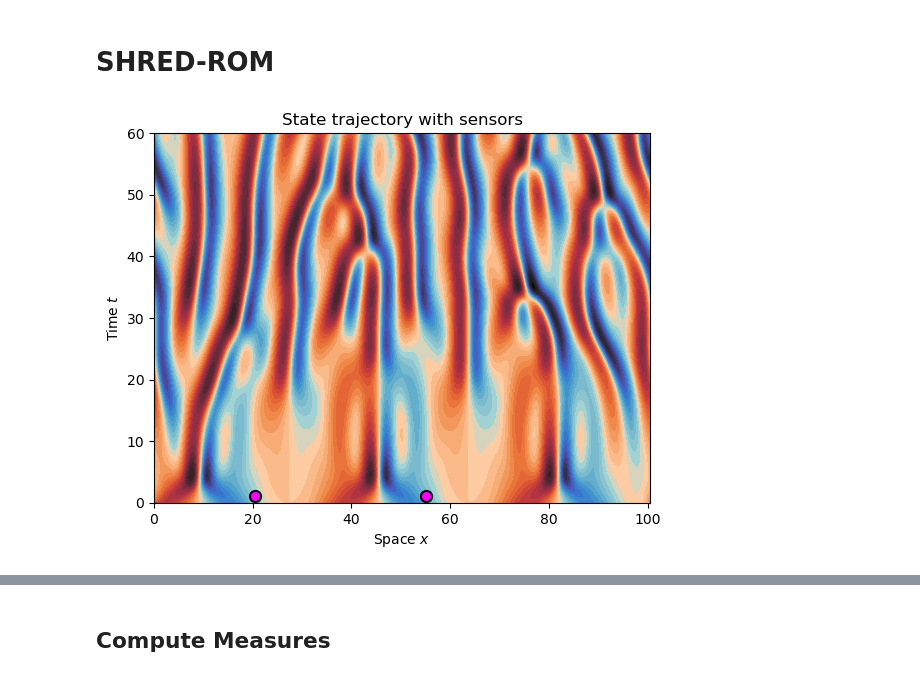
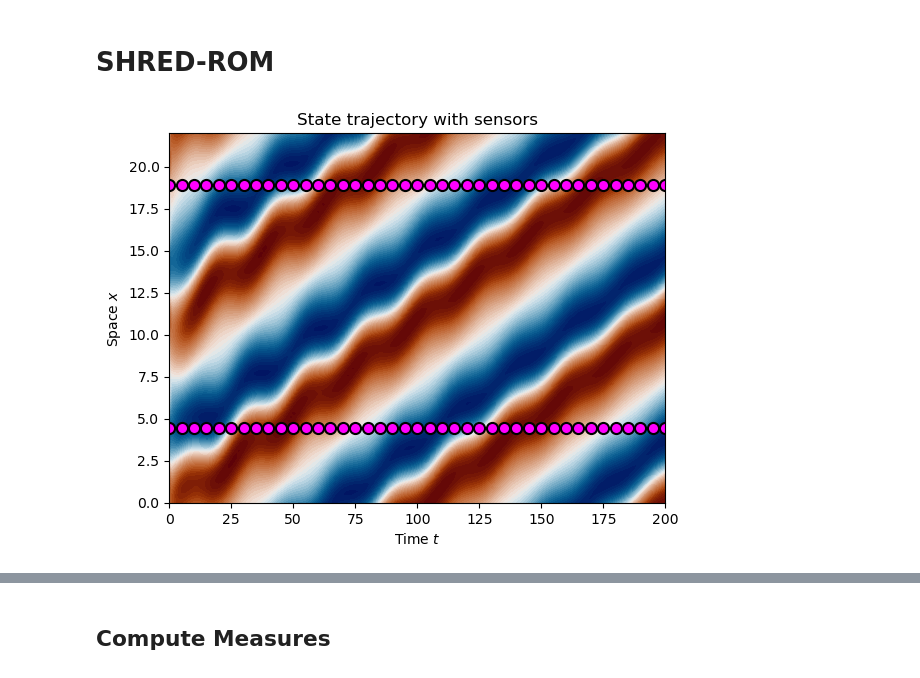
Before and after one commit to markus0800/SHRED-ROM, a Jupyter notebook: KuramotoSivashinsky.ipynb, the cells around one changed output, grey strips where cells are left out. Cells and saved outputs as stored; diff of their text form; code cells hidden in the pictures.

```diff
--- a/KuramotoSivashinsky.ipynb
+++ b/KuramotoSivashinsky.ipynb
@@ -109,7 +102,7 @@ Computing state |██████████| 20000/20000 00:00<00:00
 # %%
 # STATE TRAJECTORY (PLOT)
 
-def plot_state(u, cmap = "jet", title = None, colorbar = True, levels = 50, vmax = None, vmin = None):
+def plot_state(u, cmap = cmc.vik, title = None, colorbar = True, levels = 50, vmax = None, vmin = None):
     """
     State trajectory
     Input: state trajectory with dimension (ntimes, nstate) and plot functionalities
@@ -119,7 +112,7 @@ def plot_state(u, cmap = "jet", title = None, colorbar = True, levels = 50, vmax
 
     timesgrid, xgrid = np.meshgrid(times, x)
 
-    fig = plt.contourf(timesgrid, xgrid, u.transpose(), cmap = cmap, levels = levels, vmax = vmax, vmin = vmin)
+    fig = plt.contourf(timesgrid, xgrid, u.t(), cmap = cmap, levels = levels, vmax = vmax, vmin = vmin)
 
     plt.xlabel(r"Time $t$")
     plt.ylabel(r"Space $x$")
@@ -130,5 +123,5 @@ def plot_state(u, cmap = "jet", title = None, colorbar = True, levels = 50, vmax
     if colorbar:
         plt.colorbar(fig)
 
-plot_state(ut, cmap, colorbar = False)
+plot_state(ut, colorbar = False)
 # %% [output]
@@ -139,8 +132,8 @@ plot_state(ut, cmap, colorbar = False)
 # GENERATE SNAPSHOTS (SKIP THIS CELL IF DATA ALREADY AVAILABLE)
 
 dt = 1e-2
-T = 60.0
-nstepsoutput = 300
+T = 200.0
+nstepsoutput = 200
 ntimes = nstepsoutput + 1 # Time series length
 
 ntrajectories = 500
@@ -178,8 +171,8 @@ Snapshots generated!
 # LOAD SNAPSHOTS MATRICES
 
 dt = 1e-2
-T = 60.0
-nstepsoutput = 300
+T = 200.0
+nstepsoutput = 200
 ntimes = nstepsoutput + 1 # Time series length
 
 ntrajectories = 500
@@ -254,7 +247,7 @@ Utest = Utest.reshape(-1, nstate).numpy()
 
 from sklearn.utils.extmath import randomized_svd
 
-kstate = 100 # Number of POD modes
+kstate = 20 # Number of POD modes
 
 W, S, V = randomized_svd(Utrain, n_components = kstate)
 
@@ -356,21 +349,22 @@ sensors_data_test = Utest[:,:,idx_sensors]
 # %%
 # TRAJECTORY WITH SENSORS (PLOT)
 
-def trajectory_with_sensors(ut, sensors_coordinates, cmap = "jet", title = None, colorbar = False, levels = 50, vmax = None, vmin = None):
+def trajectory_with_sensors(ut, sensors_coordinates, cmap = cmc.vik, title = None, colorbar = False, levels = 50, vmax = None, vmin = None):
     """
     State trajectory with sensors
     Input: state trajectory with dimension (ntimes, nstate), sensors coordinates with dimension (nsensors) and plot functionalities
     """
 
     plot_state(ut, cmap = cmap, title = title, colorbar = colorbar, levels = levels, vmax = vmax, vmin = vmin)
-    for k in range(nsensors):
-        plt.plot(sensors_coordinates[k], 1.1, 'o', mfc = 'magenta', mec = 'black', ms = 8, mew = 1.5)
+    for i in range(41):
+        for k in range(nsensors):
+            plt.plot(i*5, sensors_coordinates[k], 'o', mfc = 'magenta', mec = 'black', ms = 8, mew = 1.5)
 
 which = 0
 
-trajectory_with_sensors(Utrain[which], sensors_coordinates, cmap = cmap, title = "State trajectory with sensors")
+trajectory_with_sensors(Utrain[which], sensors_coordinates, title = "State trajectory with sensors")
 # %% [output]
-[figure, old version]
+[figure, new version]
 # %%
 # BUILD TRAIN, VALIDATION AND TEST DATASETS WITH PADDING
 
```
Also changed, not shown: parts of 16 cells of this notebook, 1 other file.
